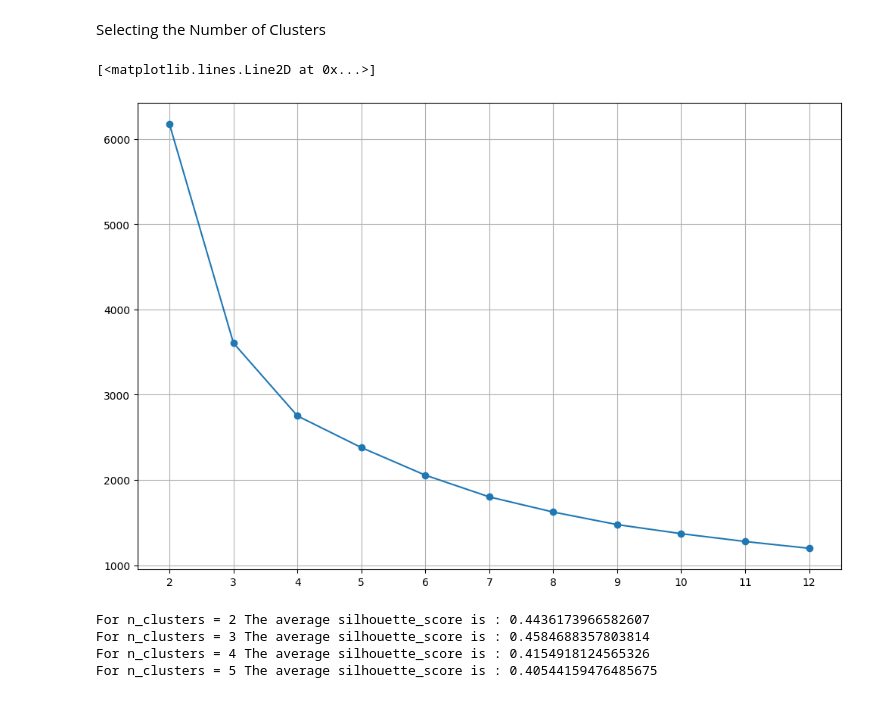
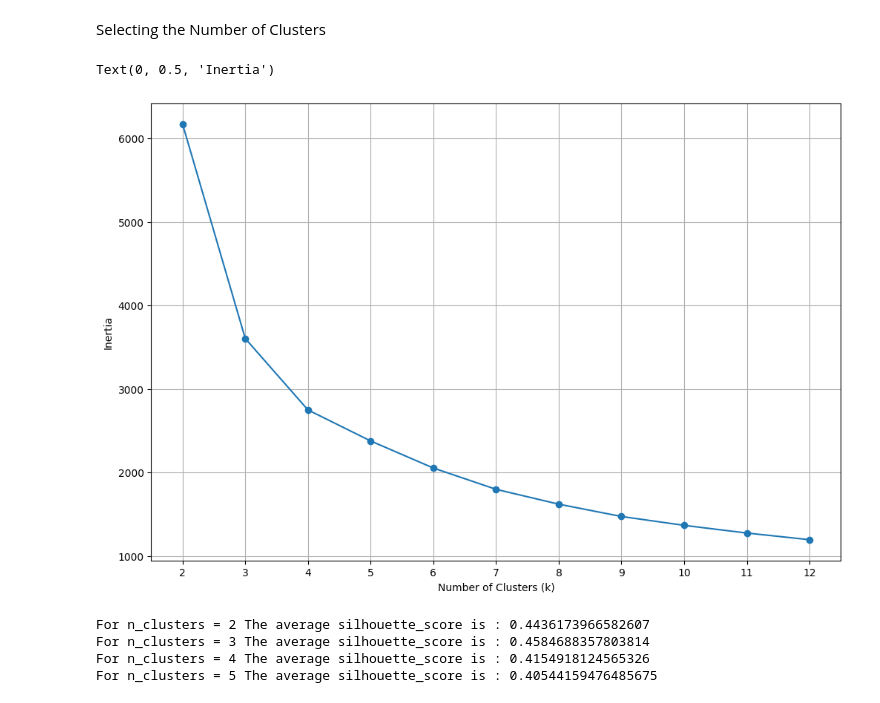
Before and after one commit to vassilioslg/customer_segmentation_k_means, a Jupyter notebook: K_means_customer_seg.ipynb, the cells around one changed output. Saved outputs shown, nothing was run; the diff lists cells and outputs as text; code cells hidden in the pictures.

```diff
--- a/K_means_customer_seg.ipynb
+++ b/K_means_customer_seg.ipynb
@@ -322,19 +307,21 @@ Selecting the Number of Clusters
 # %%
 k = 12
 
 inertia = []
 for i in range(2,k+1):
     km = KMeans(n_clusters=i, max_iter=1000, random_state=42, n_init = 100 )
     km.fit(scaled_non_outliers_df)
     inertia.append(km.inertia_)
 
 plt.figure(figsize=(12,8))
 plt.grid(True)
 plt.xticks(range(2, 13))
 plt.plot(range(2,k+1),inertia, marker = 'o')
+plt.xlabel('Number of Clusters (k)')
+plt.ylabel('Inertia')
 # %% [output]
-[<matplotlib.lines.Line2D at 0x...>]
+Text(0, 0.5, 'Inertia')
-[figure, old version]
+[figure, new version]
 # %%
 import matplotlib.cm as cm
 
```
Also changed, not shown: parts of 4 cells of this notebook.
